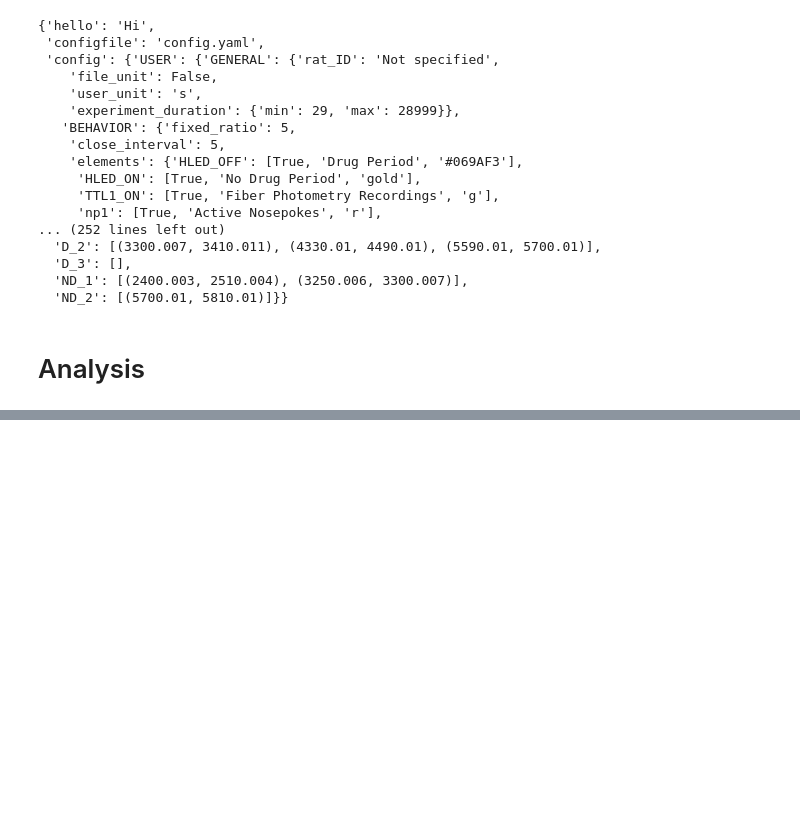
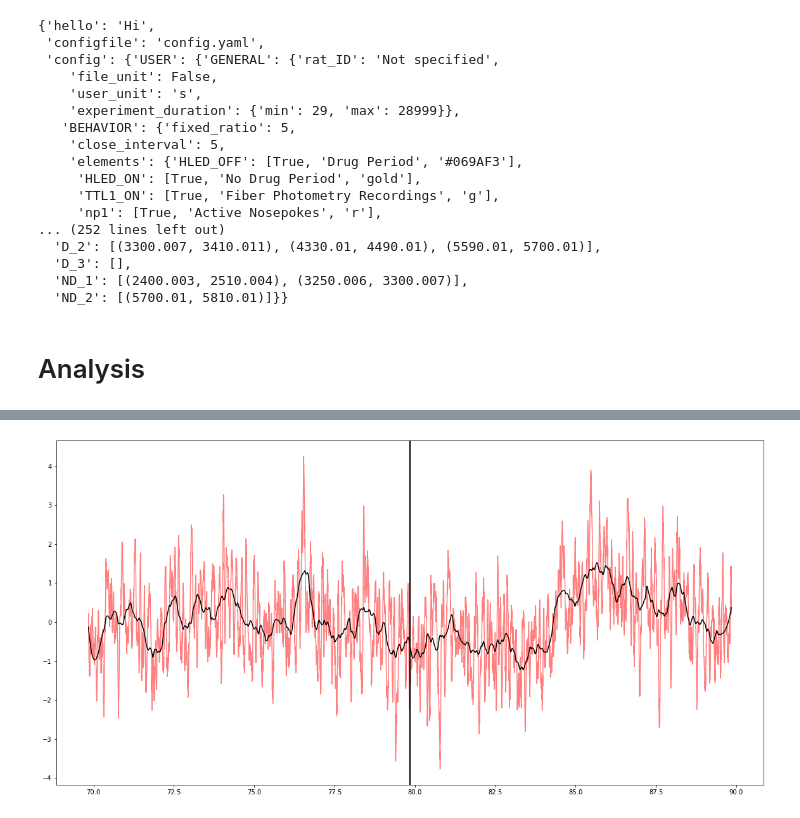
Before and after one commit to matias-ceau/pyfiber, a Jupyter notebook: dev/FIBERPHOTOPY.ipynb, the cells around one changed output, grey strips where cells are left out. Drawn from its saved outputs; the diff is of its cells as text; code cells hidden in the pictures; blank space fills up the shorter version.

```diff
--- a/dev/FIBERPHOTOPY.ipynb
+++ b/dev/FIBERPHOTOPY.ipynb
@@ -103,0 +94,4 @@ No fiber recording at this timestamp
+# %%
+rel()
+an = analysis.RatSession(fiber='../../DATA/test_data/rat12_SA1/AS21RSA1Rat1201032022_0.csv',
+                       behavior='../../DATA/test_data/rat12_SA2/bsa04032022c20_01.dat')
@@ -103,0 +118,6 @@ No fiber recording at this timestamp
+# %%
+res = list(an.analyses.values())[0]
+# %%
+res.plot('zscores',smth_window=1000)
+# %% [output]
+[figure, added]
```
Also changed, not shown: parts of 23 cells of this notebook, 5 other files.
